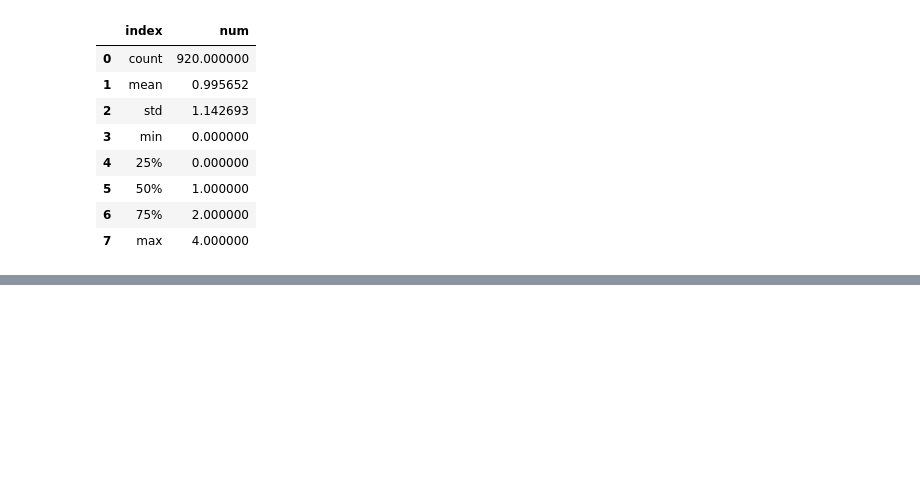
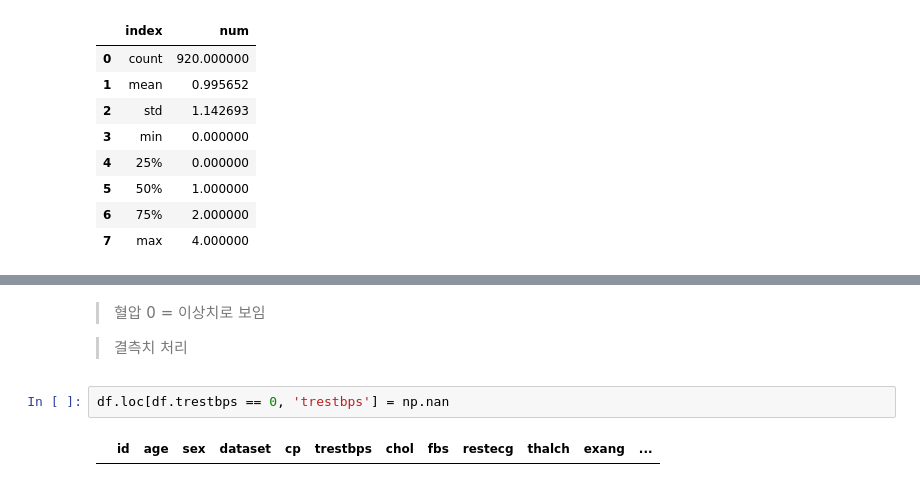
Before and after one commit to Pepi10/ML, a Jupyter notebook: ml_Heart_Mine.ipynb, the cells around one changed output, grey strips where cells are left out. Drawn from its saved outputs; the diff is of its cells as text; blank space fills up the shorter version.

```diff
--- a/ml_Heart_Mine.ipynb
+++ b/ml_Heart_Mine.ipynb
@@ -203,0 +325,8 @@ df.num.describe().reset_index()
+# %% [markdown]
+> 혈압 0 = 이상치로 보임
+
+> 결측치 처리
+# %%
+df.loc[df.trestbps == 0, 'trestbps'] = np.nan
+# %% [output]
+|  | id | age | sex | dataset | cp | trestbps | chol | fbs | restecg | thalch | exang | ... |
```
Also changed, not shown: parts of 53 cells of this notebook.
